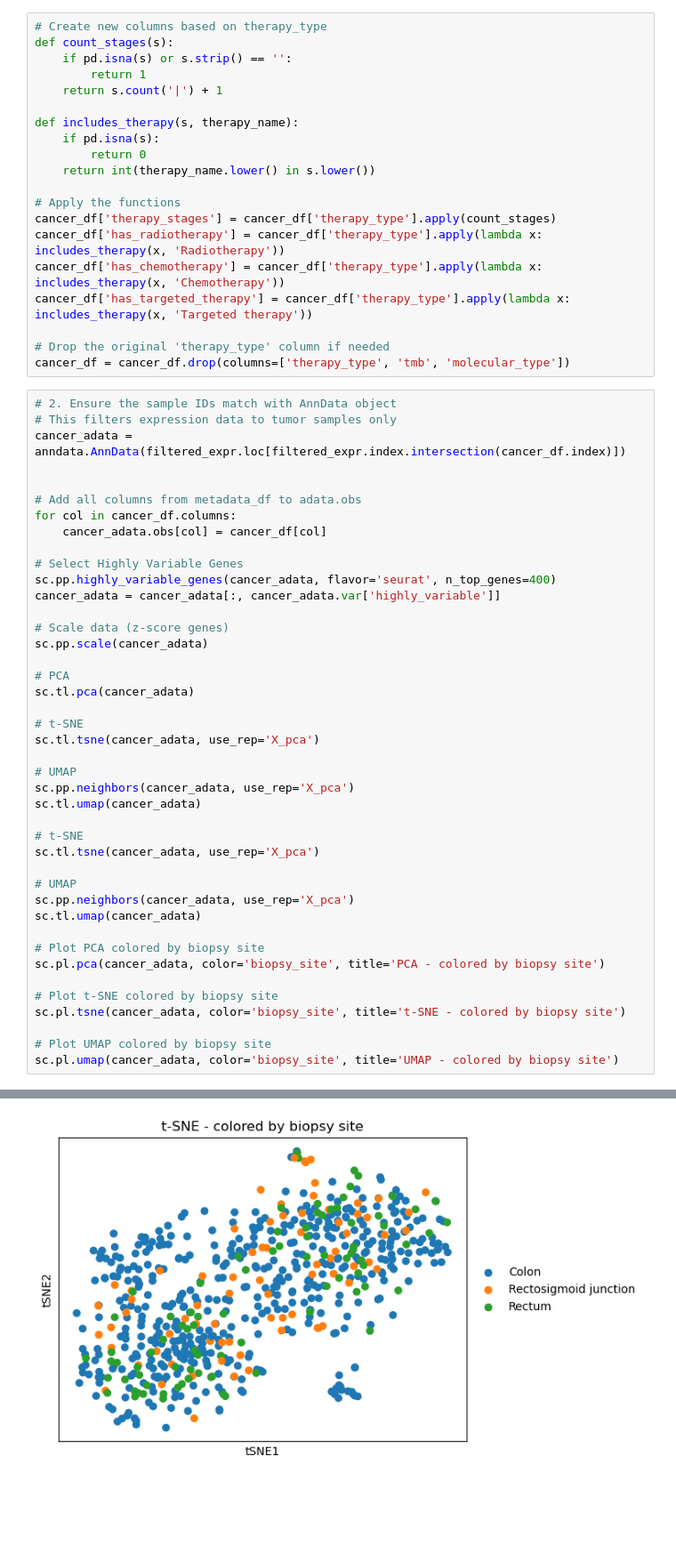
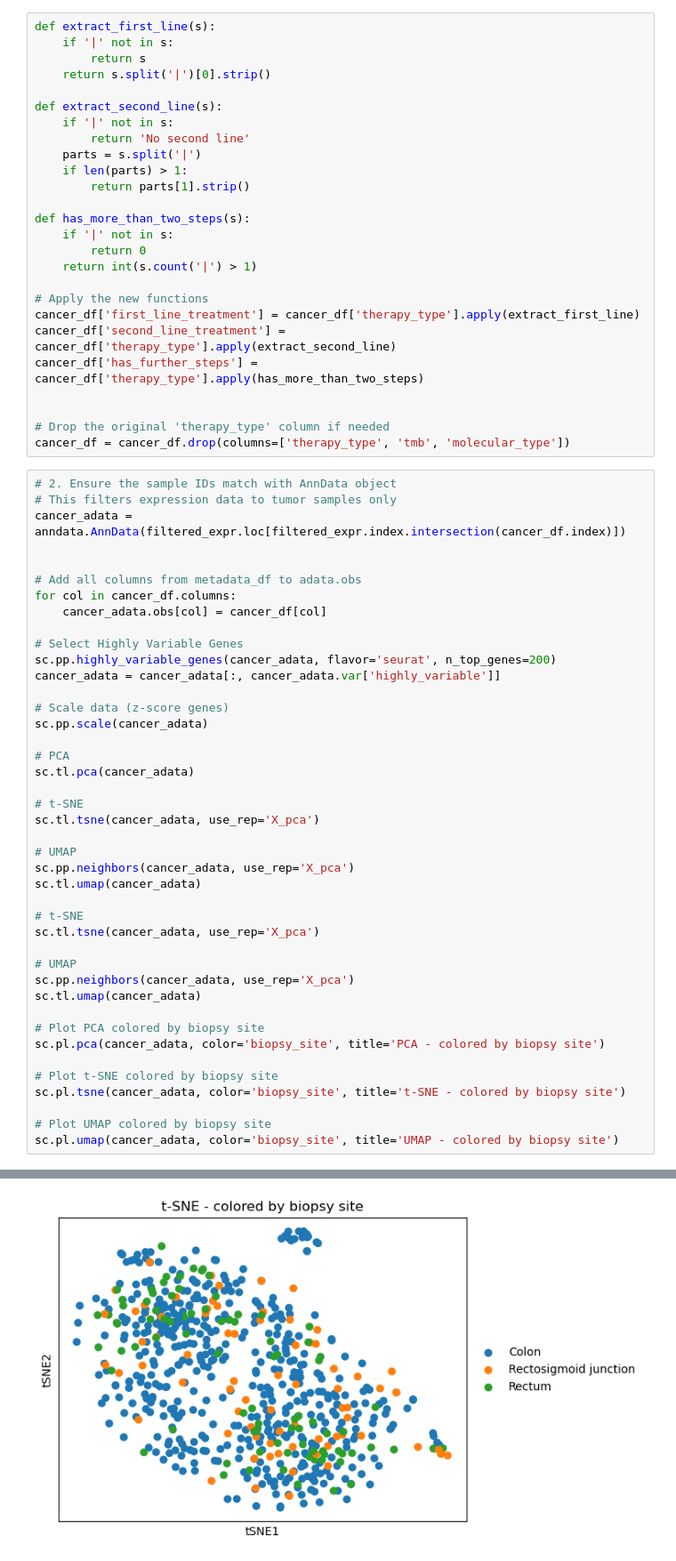
Before and after one commit to RandFa/CRC_cancer, a Jupyter notebook: notebooks/EDA.ipynb, the cells around one changed output, grey strips where cells are left out. Shown at 89% size. Saved outputs shown, nothing was run; the diff lists cells and outputs as text; blank space fills up the shorter version.

```diff
--- a/notebooks/EDA.ipynb
+++ b/notebooks/EDA.ipynb
@@ -1185,22 +1185,28 @@ Passing `palette` without assigning `hue` is deprecated and will be removed in v
   sns.barplot(x=missing_props.values * 100, y=missing_props.index, palette="Blues_r")
 [figure]
 # %%
-# Create new columns based on therapy_type
-def count_stages(s):
-    if pd.isna(s) or s.strip() == '':
-        return 1
-    return s.count('|') + 1
+def extract_first_line(s):
+    if '|' not in s:
+        return s
+    return s.split('|')[0].strip()
 
-def includes_therapy(s, therapy_name):
-    if pd.isna(s):
+def extract_second_line(s):
+    if '|' not in s:
+        return 'No second line'
+    parts = s.split('|')
+    if len(parts) > 1:
+        return parts[1].strip()
+
+def has_more_than_two_steps(s):
+    if '|' not in s:
         return 0
-    return int(therapy_name.lower() in s.lower())
+    return int(s.count('|') > 1)
 
-# Apply the functions
-cancer_df['therapy_stages'] = cancer_df['therapy_type'].apply(count_stages)
-cancer_df['has_radiotherapy'] = cancer_df['therapy_type'].apply(lambda x: includes_therapy(x, 'Radiotherapy'))
-cancer_df['has_chemotherapy'] = cancer_df['therapy_type'].apply(lambda x: includes_therapy(x, 'Chemotherapy'))
-cancer_df['has_targeted_therapy'] = cancer_df['therapy_type'].apply(lambda x: includes_therapy(x, 'Targeted therapy'))
+# Apply the new functions
+cancer_df['first_line_treatment'] = cancer_df['therapy_type'].apply(extract_first_line)
+cancer_df['second_line_treatment'] = cancer_df['therapy_type'].apply(extract_second_line)
+cancer_df['has_further_steps'] = cancer_df['therapy_type'].apply(has_more_than_two_steps)
+
 
 # Drop the original 'therapy_type' column if needed
 cancer_df = cancer_df.drop(columns=['therapy_type', 'tmb', 'molecular_type'])
@@ -1215,7 +1221,7 @@ for col in cancer_df.columns:
     cancer_adata.obs[col] = cancer_df[col]
 
 # Select Highly Variable Genes
-sc.pp.highly_variable_genes(cancer_adata, flavor='seurat', n_top_genes=400)
+sc.pp.highly_variable_genes(cancer_adata, flavor='seurat', n_top_genes=200)
 cancer_adata = cancer_adata[:, cancer_adata.var['highly_variable']]
 
 # Scale data (z-score genes)
@@ -1251 +1257 @@ sc.pl.umap(cancer_adata, color='biopsy_site', title='UMAP - colored by biopsy si
-[figure, old version]
+[figure, new version]
```
Also changed, not shown: parts of 11 cells of this notebook, 1 other file.
